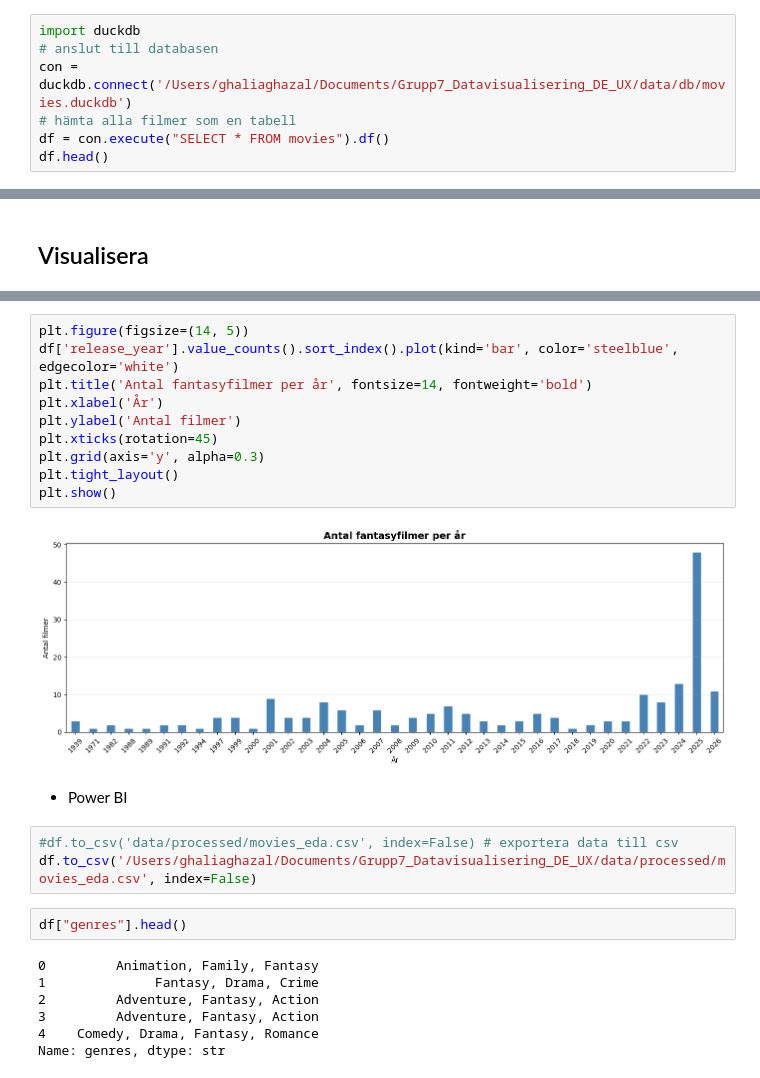
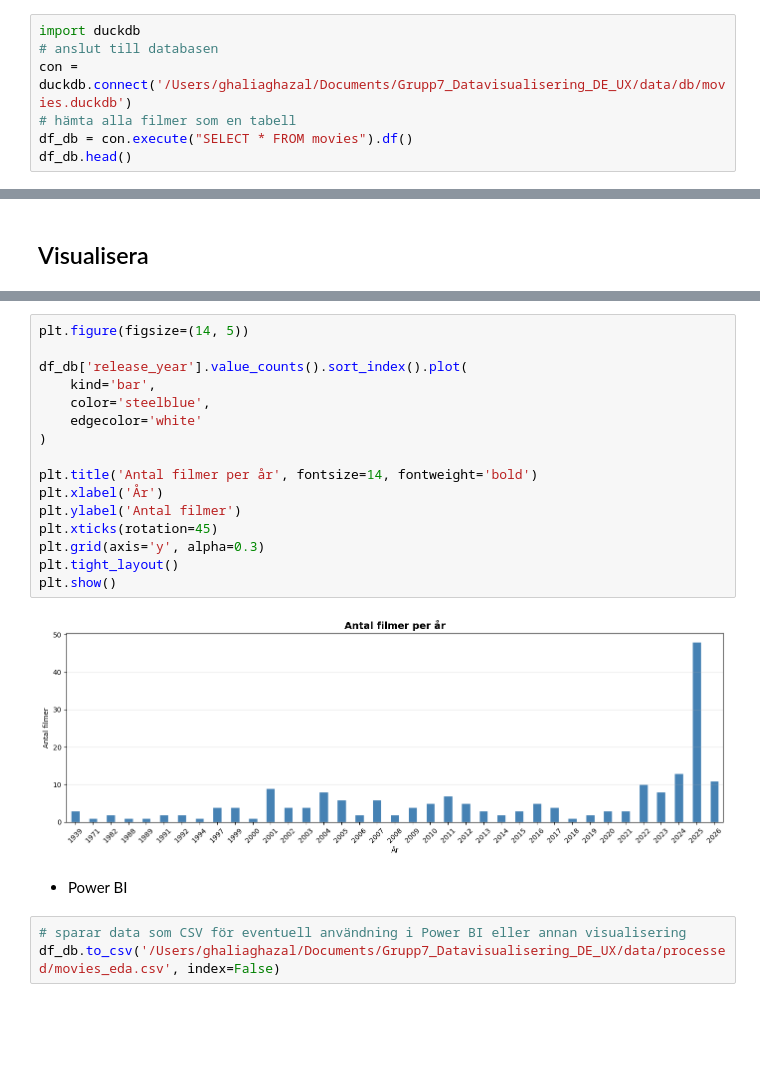
Before and after one commit to GrannyApples/Grupp7_Datavisualisering_DE_UX, a Jupyter notebook: notebooks/eda_ghalia.ipynb, the cells around one changed output, grey strips where cells are left out. Saved outputs shown, nothing was run; the diff lists cells and outputs as text; blank space fills up the shorter version.

```diff
--- a/notebooks/eda_ghalia.ipynb
+++ b/notebooks/eda_ghalia.ipynb
@@ -61,8 +84,8 @@ import duckdb
 # anslut till databasen
 con = duckdb.connect('/Users/ghaliaghazal/Documents/Grupp7_Datavisualisering_DE_UX/data/db/movies.duckdb')
 # hämta alla filmer som en tabell
-df = con.execute("SELECT * FROM movies").df()
-df.head()
+df_db = con.execute("SELECT * FROM movies").df()
+df_db.head()
 # %% [output]
 |  | movie_id | title | release_date | rating | popularity | release_year |
 | 0 | 83533 | Avatar: Fire and Ash | 2025-12-17 | 7.373 | 485.097198 | 2025 |
@@ -208,26 +212,23 @@ plt.tight_layout()
 # %%
 plt.figure(figsize=(14, 5))
-df['release_year'].value_counts().sort_index().plot(kind='bar', color='steelblue', edgecolor='white')
-plt.title('Antal fantasyfilmer per år', fontsize=14, fontweight='bold')
+
+df_db['release_year'].value_counts().sort_index().plot(
+    kind='bar',
+    color='steelblue',
+    edgecolor='white'
+)
+
+plt.title('Antal filmer per år', fontsize=14, fontweight='bold')
 plt.xlabel('År')
 plt.ylabel('Antal filmer')
 plt.xticks(rotation=45)
 plt.grid(axis='y', alpha=0.3)
 plt.tight_layout()
 plt.show()
 # %% [output]
-[figure, old version]
+[figure, new version]
 # %% [markdown]
 - Power BI
 # %%
-#df.to_csv('data/processed/movies_eda.csv', index=False) # exportera data till csv
-df.to_csv('/Users/ghaliaghazal/Documents/Grupp7_Datavisualisering_DE_UX/data/processed/movies_eda.csv', index=False)
+# sparar data som CSV för eventuell användning i Power BI eller annan visualisering
+df_db.to_csv('/Users/ghaliaghazal/Documents/Grupp7_Datavisualisering_DE_UX/data/processed/movies_eda.csv', index=False)
-# %%
-df["genres"].head()
-# %% [output]
-0         Animation, Family, Fantasy
-1              Fantasy, Drama, Crime
-2         Adventure, Fantasy, Action
-3         Adventure, Fantasy, Action
-4    Comedy, Drama, Fantasy, Romance
-Name: genres, dtype: str
```
Also changed, not shown: parts of 32 cells of this notebook, 6 other files.
